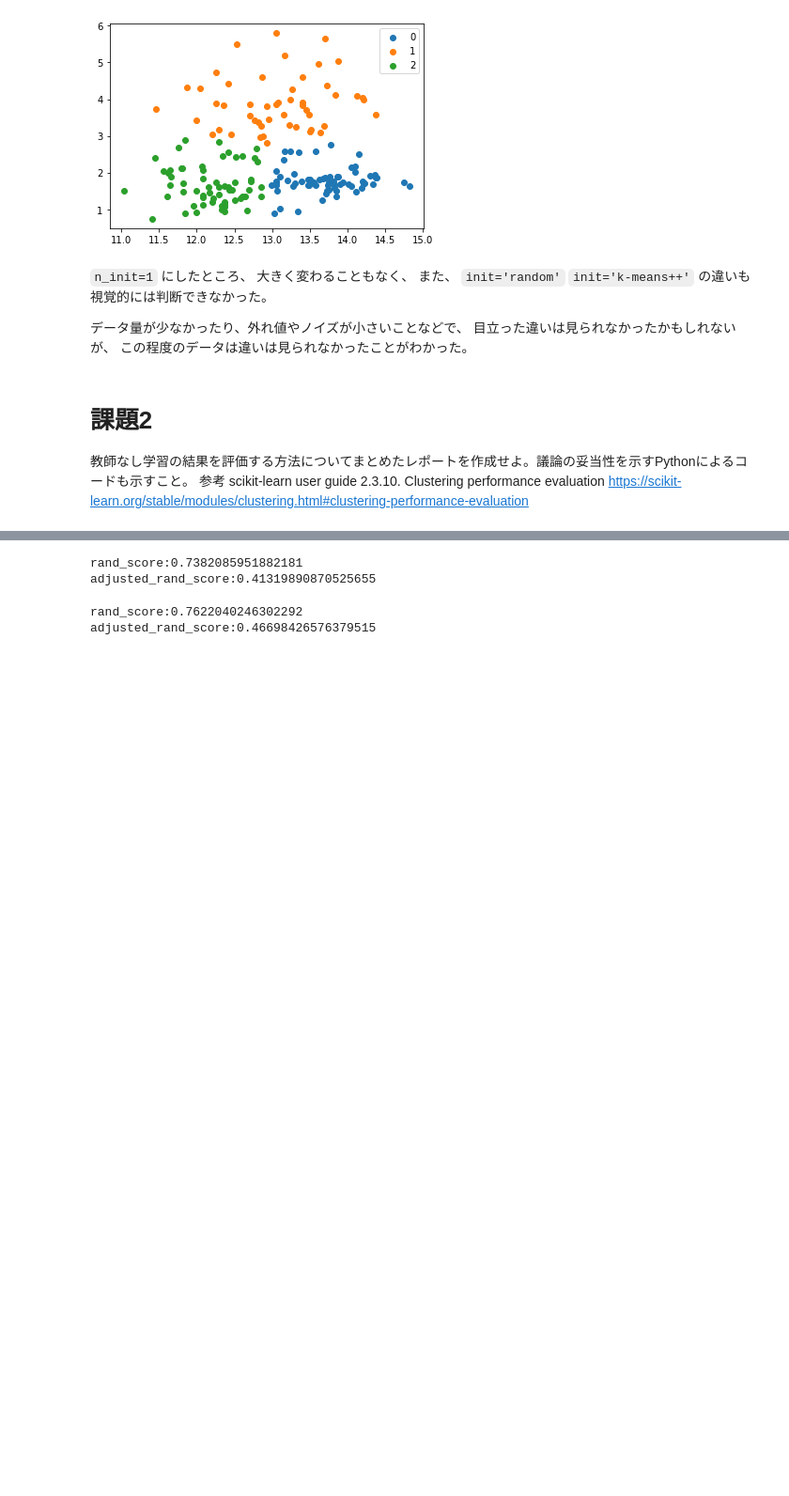
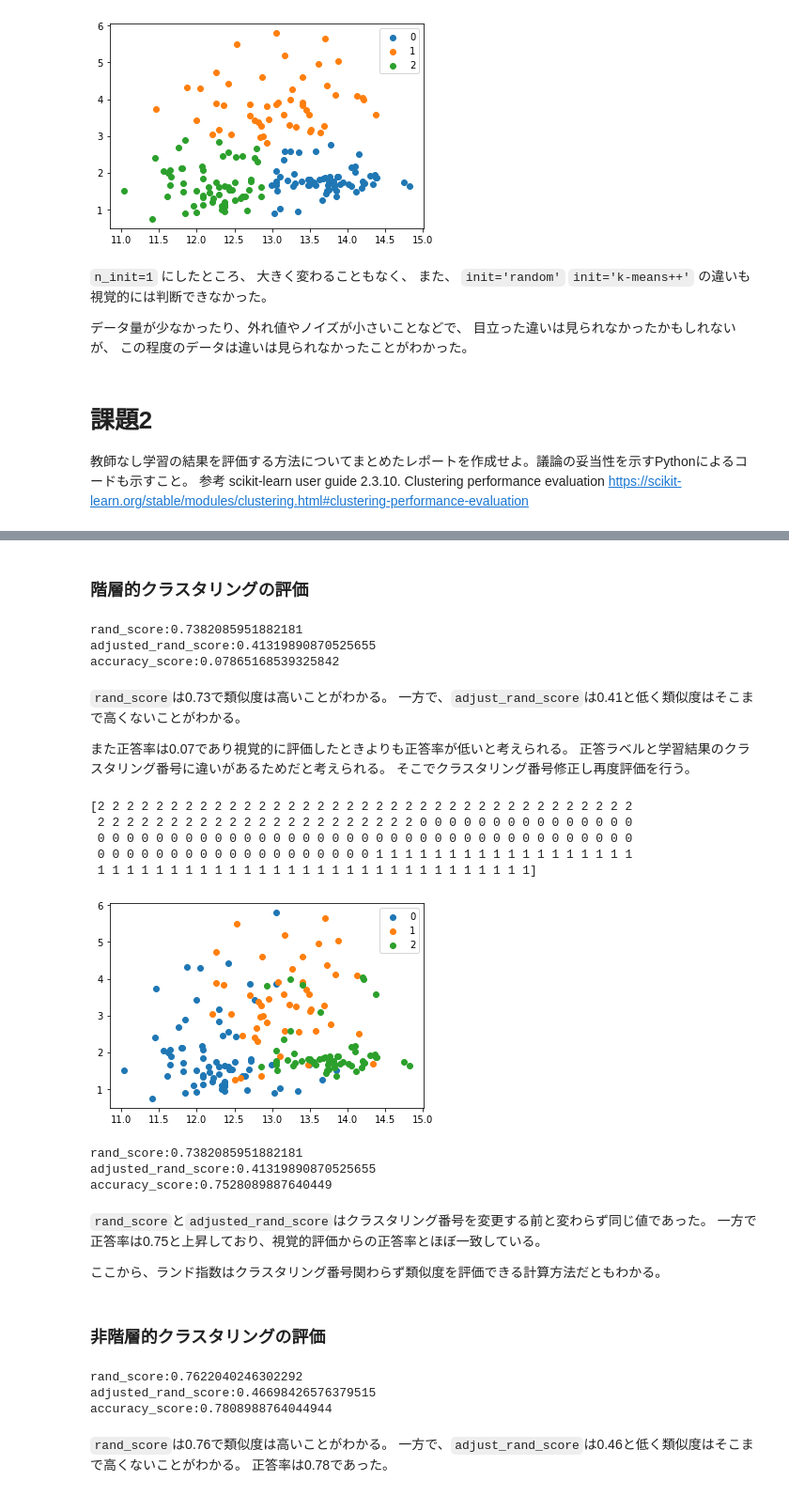
Before and after one commit to tyukei/AI, a Jupyter notebook: report3.ipynb, the cells around one changed output, grey strips where cells are left out. Shown: that part at 94% size. Cells and saved outputs as stored; diff of their text form; code cells hidden in the pictures; blank space fills up the shorter version.

````diff
--- a/report3.ipynb
+++ b/report3.ipynb
@@ -319,15 +360,69 @@ from sklearn import metrics
+# %% [markdown]
+### 階層的クラスタリングの評価
 # %%
 labels_true = wine.target
 ac_pred = ac.labels_
 print(f"rand_score:{metrics.rand_score(labels_true, ac_pred)}")
 print(f"adjusted_rand_score:{metrics.adjusted_rand_score(labels_true, ac_pred)}")
+print(f"accuracy_score:{accuracy_score(labels_true, ac_pred)}")
 # %% [output]
 rand_score:0.7382085951882181
 adjusted_rand_score:0.41319890870525655
+accuracy_score:0.07865168539325842
+# %% [markdown]
+```rand_score```は0.73で類似度は高いことがわかる。
+一方で、```adjust_rand_score```は0.41と低く類似度はそこまで高くないことがわかる。
+
+また正答率は0.07であり視覚的に評価したときよりも正答率が低いと考えられる。
+正答ラベルと学習結果のクラスタリング番号に違いがあるためだと考えられる。
+そこでクラスタリング番号修正し再度評価を行う。
+# %%
+adjust_label_true=np.array(list(range(0,len(wine.target))))
+for num in range(len(wine.target)):
+  if wine.target[num] == 0:
+    adjust_label_true[num] = 2
+  elif wine.target[num] == 1:
+    adjust_label_true[num] = 0
+  elif wine.target[num] == 2:
+    adjust_label_true[num] = 1
+
+print(adjust_label_true)
+# %% [output]
+[2 2 2 2 2 2 2 2 2 2 2 2 2 2 2 2 2 2 2 2 2 2 2 2 2 2 2 2 2 2 2 2 2 2 2 2 2
+ 2 2 2 2 2 2 2 2 2 2 2 2 2 2 2 2 2 2 2 2 2 2 0 0 0 0 0 0 0 0 0 0 0 0 0 0 0
+ 0 0 0 0 0 0 0 0 0 0 0 0 0 0 0 0 0 0 0 0 0 0 0 0 0 0 0 0 0 0 0 0 0 0 0 0 0
+ 0 0 0 0 0 0 0 0 0 0 0 0 0 0 0 0 0 0 0 1 1 1 1 1 1 1 1 1 1 1 1 1 1 1 1 1 1
+ 1 1 1 1 1 1 1 1 1 1 1 1 1 1 1 1 1 1 1 1 1 1 1 1 1 1 1 1 1 1]
+# %%
+result_plot(X, adjust_label_true)
+# %% [output]
+[figure, added]
+# %%
+ac_pred = ac.labels_
+print(f"rand_score:{metrics.rand_score(adjust_label_true, ac_pred)}")
+print(f"adjusted_rand_score:{metrics.adjusted_rand_score(adjust_label_true, ac_pred)}")
+print(f"accuracy_score:{accuracy_score(adjust_label_true, ac_pred)}")
+# %% [output]
+rand_score:0.7382085951882181
+adjusted_rand_score:0.41319890870525655
+accuracy_score:0.7528089887640449
+# %% [markdown]
+```rand_score```と```adjusted_rand_score```はクラスタリング番号を変更する前と変わらず同じ値であった。
+一方で正答率は0.75と上昇しており、視覚的評価からの正答率とほぼ一致している。
+
+ここから、ランド指数はクラスタリング番号関わらず類似度を評価できる計算方法だともわかる。
+# %% [markdown]
+### 非階層的クラスタリングの評価
 # %%
 km_pred = km.labels_
 print(f"rand_score:{metrics.rand_score(labels_true, km_pred)}")
 print(f"adjusted_rand_score:{metrics.adjusted_rand_score(labels_true, km_pred)}")
+print(f"accuracy_score:{accuracy_score(adjust_label_true, km_pred)}")
 # %% [output]
 rand_score:0.7622040246302292
 adjusted_rand_score:0.46698426576379515
+accuracy_score:0.7808988764044944
+# %% [markdown]
+```rand_score```は0.76で類似度は高いことがわかる。
+一方で、```adjust_rand_score```は0.46と低く類似度はそこまで高くないことがわかる。
+正答率は0.78であった。
````
Also changed, not shown: parts of 13 cells of this notebook.
